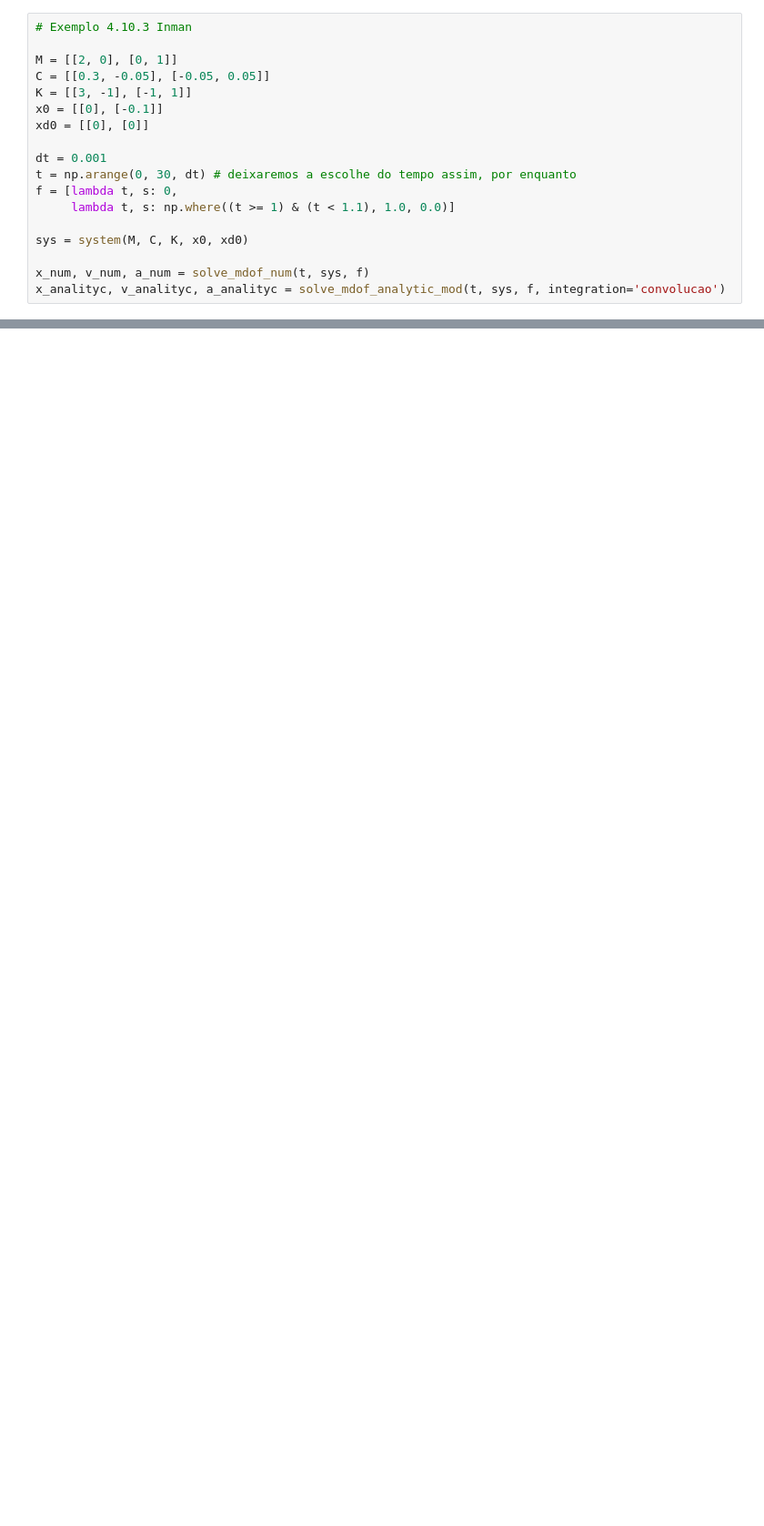
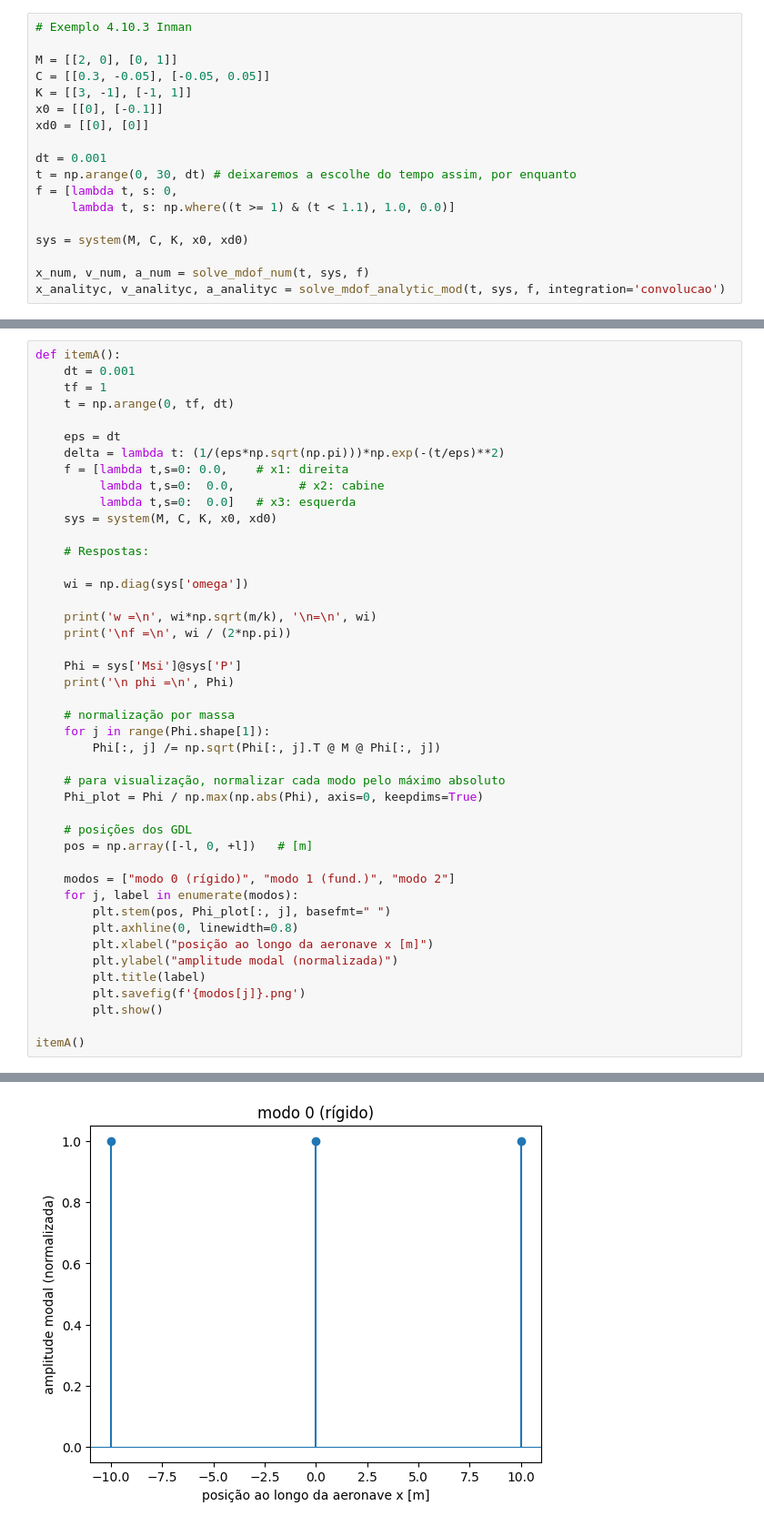
Before and after one commit to ymarcal/vibrations-NDOF, a Jupyter notebook: mDOF_Yuri.ipynb, the cells around one changed output, grey strips where cells are left out. Shown: that part at 91% size. Cells and saved outputs as stored; diff of their text form; blank space fills up the shorter version.

```diff
--- a/mDOF_Yuri.ipynb
+++ b/mDOF_Yuri.ipynb
@@ -307,0 +319,45 @@ plt.show()
+# %%
+def itemA():
+    dt = 0.001
+    tf = 1
+    t = np.arange(0, tf, dt)
+
+    eps = dt
+    delta = lambda t: (1/(eps*np.sqrt(np.pi)))*np.exp(-(t/eps)**2)
+    f = [lambda t,s=0: 0.0,    # x1: direita
+         lambda t,s=0:  0.0,         # x2: cabine
+         lambda t,s=0:  0.0]   # x3: esquerda
+    sys = system(M, C, K, x0, xd0)
+
+    # Respostas:
+
+    wi = np.diag(sys['omega'])
+
+    print('w =\n', wi*np.sqrt(m/k), '\n=\n', wi)
+    print('\nf =\n', wi / (2*np.pi))
+
+    Phi = sys['Msi']@sys['P']
+    print('\n phi =\n', Phi)
+
+    # normalização por massa
+    for j in range(Phi.shape[1]):
+        Phi[:, j] /= np.sqrt(Phi[:, j].T @ M @ Phi[:, j])
+
+    # para visualização, normalizar cada modo pelo máximo absoluto
+    Phi_plot = Phi / np.max(np.abs(Phi), axis=0, keepdims=True)
+
+    # posições dos GDL
+    pos = np.array([-l, 0, +l])   # [m]
+
+    modos = ["modo 0 (rígido)", "modo 1 (fund.)", "modo 2"]
+    for j, label in enumerate(modos):
+        plt.stem(pos, Phi_plot[:, j], basefmt=" ")
+        plt.axhline(0, linewidth=0.8)
+        plt.xlabel("posição ao longo da aeronave x [m]")
+        plt.ylabel("amplitude modal (normalizada)")
+        plt.title(label)
+        plt.savefig(f'{modos[j]}.png')
+        plt.show()
+
+itemA()
+# %% [output]
@@ -307,0 +382 @@ plt.show()
+[figure, added]
```
Also changed, not shown: parts of 16 cells of this notebook.
